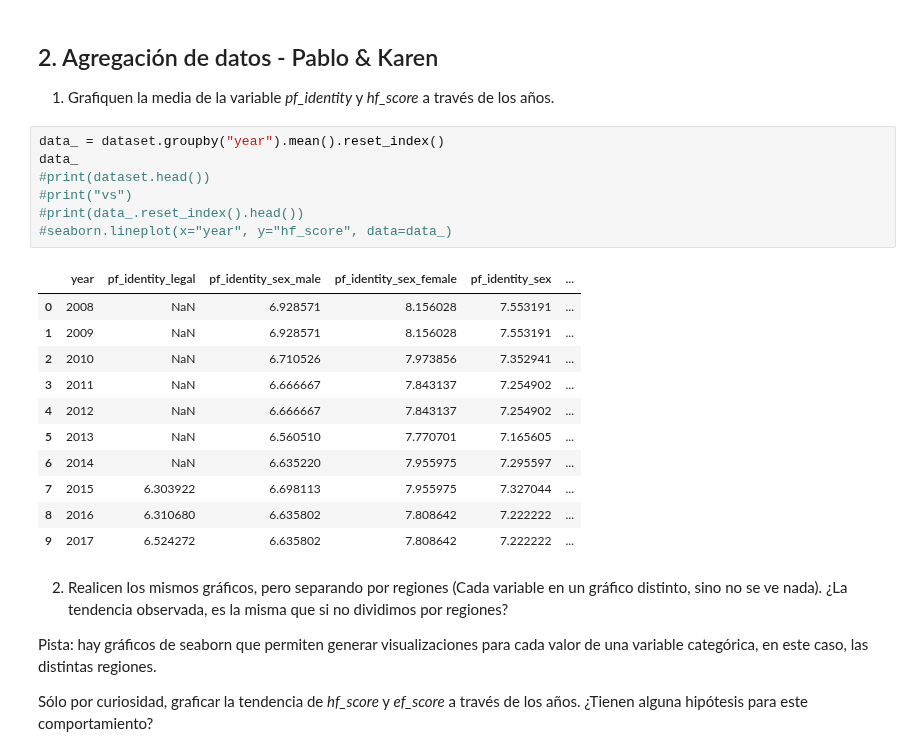
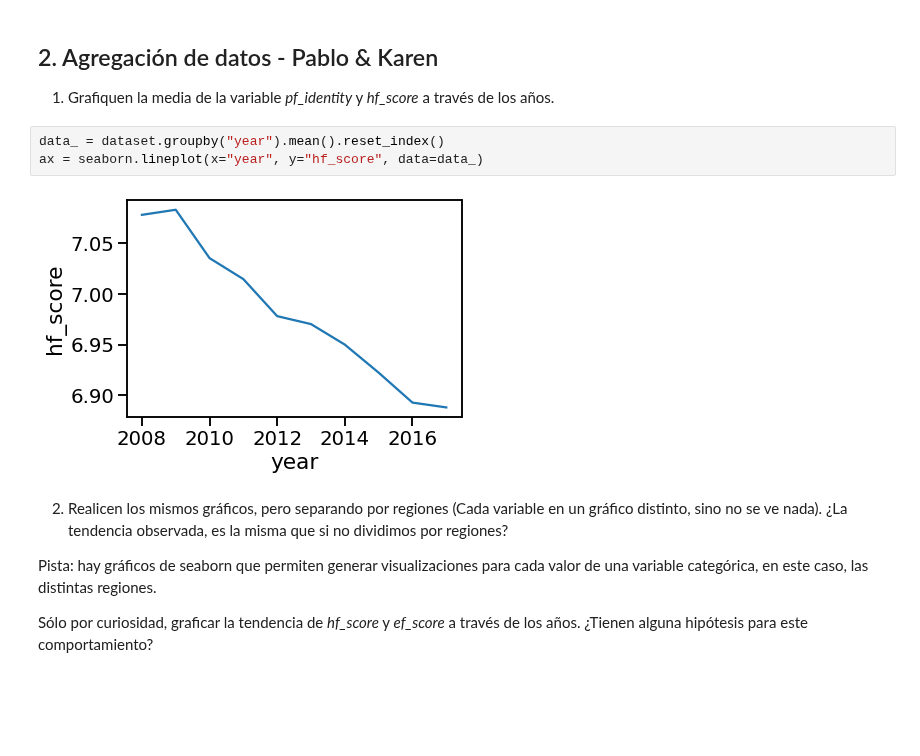
Before and after one commit to diplodatos2020-grupo5/AnalisisyVisualizacion, a Jupyter notebook: practico.ipynb, the cells around one changed output. Saved outputs shown, nothing was run; the diff lists cells and outputs as text; blank space fills up the shorter version.

```diff
--- a/practico.ipynb
+++ b/practico.ipynb
@@ -282,23 +282,9 @@ Al final no sacamos los outliers... ?  --------- Brandon ------
 1. Grafiquen la media de la variable *pf_identity* y *hf_score* a través de los años.
 # %%
 data_ = dataset.groupby("year").mean().reset_index()
-data_
-#print(dataset.head())
-#print("vs")
-#print(data_.reset_index().head())
-#seaborn.lineplot(x="year", y="hf_score", data=data_)
+ax = seaborn.lineplot(x="year", y="hf_score", data=data_)
 # %% [output]
-|  | year | pf_identity_legal | pf_identity_sex_male | pf_identity_sex_female | pf_identity_sex | ... |
-| 0 | 2008 | NaN | 6.928571 | 8.156028 | 7.553191 | ... |
-| 1 | 2009 | NaN | 6.928571 | 8.156028 | 7.553191 | ... |
-| 2 | 2010 | NaN | 6.710526 | 7.973856 | 7.352941 | ... |
-| 3 | 2011 | NaN | 6.666667 | 7.843137 | 7.254902 | ... |
-| 4 | 2012 | NaN | 6.666667 | 7.843137 | 7.254902 | ... |
-| 5 | 2013 | NaN | 6.560510 | 7.770701 | 7.165605 | ... |
-| 6 | 2014 | NaN | 6.635220 | 7.955975 | 7.295597 | ... |
-| 7 | 2015 | 6.303922 | 6.698113 | 7.955975 | 7.327044 | ... |
-| 8 | 2016 | 6.310680 | 6.635802 | 7.808642 | 7.222222 | ... |
-| 9 | 2017 | 6.524272 | 6.635802 | 7.808642 | 7.222222 | ... |
+[figure, added]
 # %% [markdown]
 2. Realicen los mismos gráficos, pero separando por regiones (Cada variable en un gráfico distinto, sino no se ve nada). ¿La tendencia observada, es la misma que si no dividimos por regiones?
 
```
